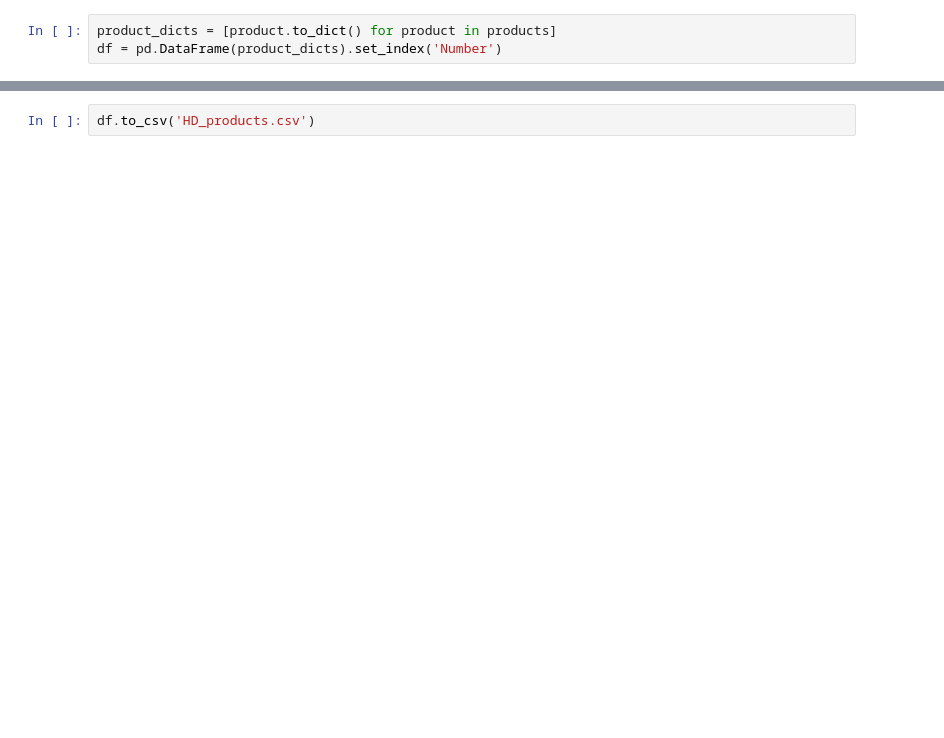
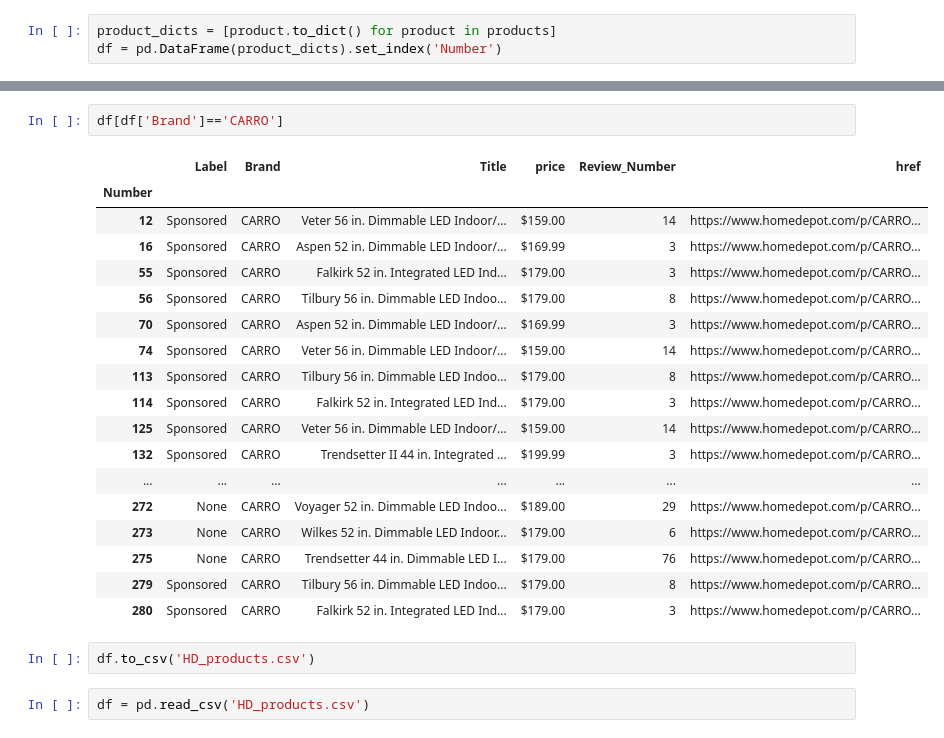
Before and after one commit to BenShieh233/HD, a Jupyter notebook: Homedepot.ipynb, the cells around one changed output, grey strips where cells are left out. Saved outputs shown, nothing was run; the diff lists cells and outputs as text; blank space fills up the shorter version.

```diff
--- a/Homedepot.ipynb
+++ b/Homedepot.ipynb
@@ -97,2 +82,25 @@ df
+# %%
+df[df['Brand']=='CARRO']
+# %% [output]
+|  | Label | Brand | Title | price | Review_Number | href |
+| Number |  |  |  |  |  |  |
+| 12 | Sponsored | CARRO | Veter 56 in. Dimmable LED Indoor/... | $159.00 | 14 | https://www.homedepot.com/p/CARRO... |
+| 16 | Sponsored | CARRO | Aspen 52 in. Dimmable LED Indoor/... | $169.99 | 3 | https://www.homedepot.com/p/CARRO... |
+| 55 | Sponsored | CARRO | Falkirk 52 in. Integrated LED Ind... | $179.00 | 3 | https://www.homedepot.com/p/CARRO... |
+| 56 | Sponsored | CARRO | Tilbury 56 in. Dimmable LED Indoo... | $179.00 | 8 | https://www.homedepot.com/p/CARRO... |
+| 70 | Sponsored | CARRO | Aspen 52 in. Dimmable LED Indoor/... | $169.99 | 3 | https://www.homedepot.com/p/CARRO... |
+| 74 | Sponsored | CARRO | Veter 56 in. Dimmable LED Indoor/... | $159.00 | 14 | https://www.homedepot.com/p/CARRO... |
+| 113 | Sponsored | CARRO | Tilbury 56 in. Dimmable LED Indoo... | $179.00 | 8 | https://www.homedepot.com/p/CARRO... |
+| 114 | Sponsored | CARRO | Falkirk 52 in. Integrated LED Ind... | $179.00 | 3 | https://www.homedepot.com/p/CARRO... |
+| 125 | Sponsored | CARRO | Veter 56 in. Dimmable LED Indoor/... | $159.00 | 14 | https://www.homedepot.com/p/CARRO... |
+| 132 | Sponsored | CARRO | Trendsetter II 44 in. Integrated ... | $199.99 | 3 | https://www.homedepot.com/p/CARRO... |
+| ... | ... | ... | ... | ... | ... | ... |
+| 272 | None | CARRO | Voyager 52 in. Dimmable LED Indoo... | $189.00 | 29 | https://www.homedepot.com/p/CARRO... |
+| 273 | None | CARRO | Wilkes 52 in. Dimmable LED Indoor... | $179.00 | 6 | https://www.homedepot.com/p/CARRO... |
+| 275 | None | CARRO | Trendsetter 44 in. Dimmable LED I... | $179.00 | 76 | https://www.homedepot.com/p/CARRO... |
+| 279 | Sponsored | CARRO | Tilbury 56 in. Dimmable LED Indoo... | $179.00 | 8 | https://www.homedepot.com/p/CARRO... |
+| 280 | Sponsored | CARRO | Falkirk 52 in. Integrated LED Ind... | $179.00 | 3 | https://www.homedepot.com/p/CARRO... |
 # %%
 df.to_csv('HD_products.csv')
+# %%
+df = pd.read_csv('HD_products.csv')
```
Also changed, not shown: parts of 19 cells of this notebook, 6 other files.
